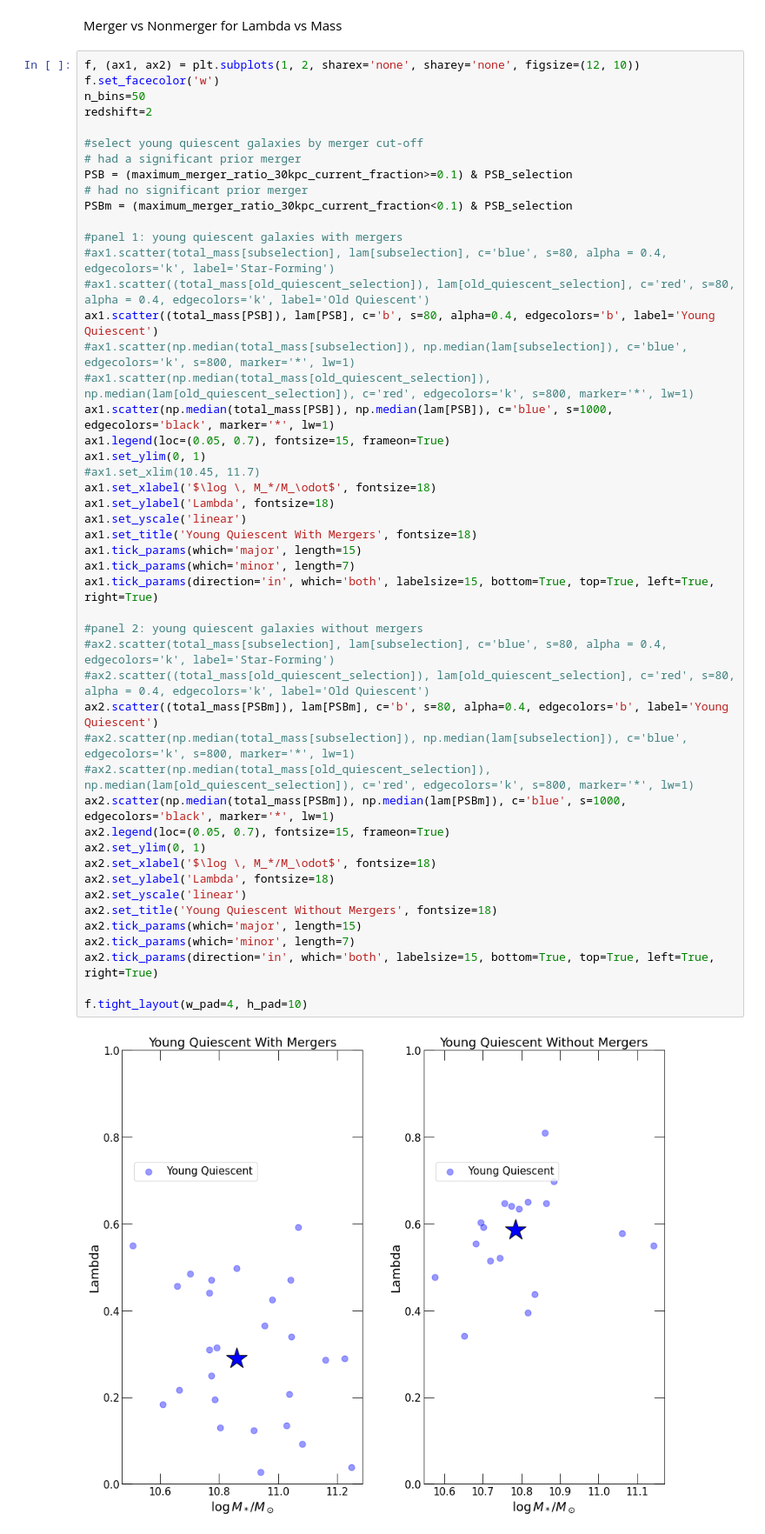
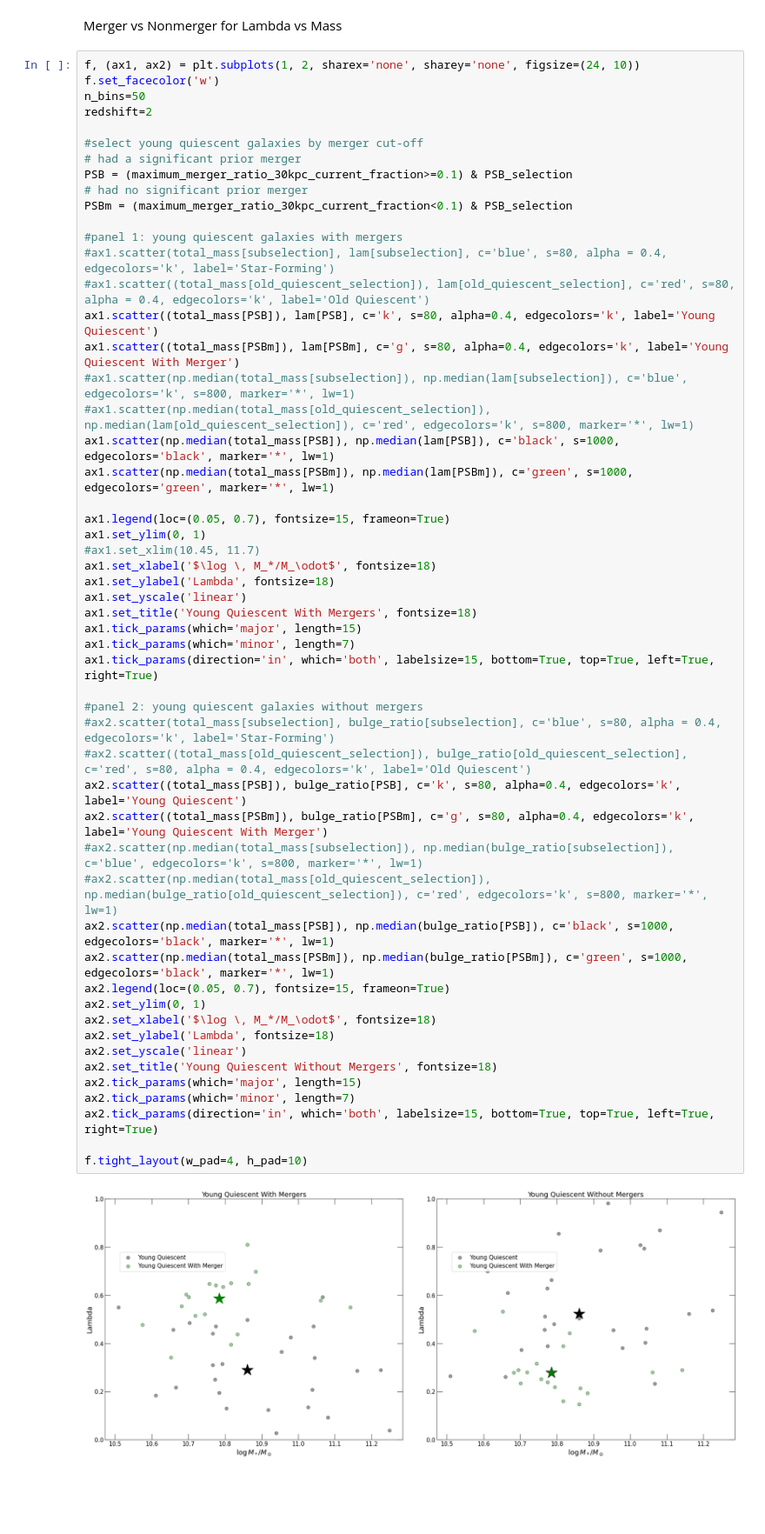
Before and after one commit to moira-andrews/Pathak_2021, a Jupyter notebook: kinematic_plots.ipynb, the cells around one changed output. Shown at 87% size. Cells and saved outputs as stored; diff of their text form; blank space fills up the shorter version.

Commit message:
young quiescent with/without merger plots modified

```diff
--- a/kinematic_plots.ipynb
+++ b/kinematic_plots.ipynb
@@ -75,7 +75,7 @@ ax2.tick_params(direction='in', which='both', labelsize=15, bottom=True, top=Tru
 # %% [markdown]
 Merger vs Nonmerger for Lambda vs Mass
 # %%
-f, (ax1, ax2) = plt.subplots(1, 2, sharex='none', sharey='none', figsize=(12, 10))
+f, (ax1, ax2) = plt.subplots(1, 2, sharex='none', sharey='none', figsize=(24, 10))
 f.set_facecolor('w')
 n_bins=50
 redshift=2
@@ -88,39 +88,44 @@ PSBm = (maximum_merger_ratio_30kpc_current_fraction<0.1) & PSB_selection
 
 #panel 1: young quiescent galaxies with mergers
 #ax1.scatter(total_mass[subselection], lam[subselection], c='blue', s=80, alpha = 0.4, edgecolors='k', label='Star-Forming')
 #ax1.scatter((total_mass[old_quiescent_selection]), lam[old_quiescent_selection], c='red', s=80, alpha = 0.4, edgecolors='k', label='Old Quiescent')
-ax1.scatter((total_mass[PSB]), lam[PSB], c='b', s=80, alpha=0.4, edgecolors='b', label='Young Quiescent')
+ax1.scatter((total_mass[PSB]), lam[PSB], c='k', s=80, alpha=0.4, edgecolors='k', label='Young Quiescent')
+ax1.scatter((total_mass[PSBm]), lam[PSBm], c='g', s=80, alpha=0.4, edgecolors='k', label='Young Quiescent With Merger')
 #ax1.scatter(np.median(total_mass[subselection]), np.median(lam[subselection]), c='blue', edgecolors='k', s=800, marker='*', lw=1)
 #ax1.scatter(np.median(total_mass[old_quiescent_selection]), np.median(lam[old_quiescent_selection]), c='red', edgecolors='k', s=800, marker='*', lw=1)
-ax1.scatter(np.median(total_mass[PSB]), np.median(lam[PSB]), c='blue', s=1000, edgecolors='black', marker='*', lw=1)
+ax1.scatter(np.median(total_mass[PSB]), np.median(lam[PSB]), c='black', s=1000, edgecolors='black', marker='*', lw=1)
+ax1.scatter(np.median(total_mass[PSBm]), np.median(lam[PSBm]), c='green', s=1000, edgecolors='green', marker='*', lw=1)
+
 ax1.legend(loc=(0.05, 0.7), fontsize=15, frameon=True)
 ax1.set_ylim(0, 1)
 #ax1.set_xlim(10.45, 11.7)
 ax1.set_xlabel('$\log \, M_*/M_\odot$', fontsize=18)
 ax1.set_ylabel('Lambda', fontsize=18)
 ax1.set_yscale('linear')
 ax1.set_title('Young Quiescent With Mergers', fontsize=18)
 ax1.tick_params(which='major', length=15)
 ax1.tick_params(which='minor', length=7)
 ax1.tick_params(direction='in', which='both', labelsize=15, bottom=True, top=True, left=True, right=True)
 
 #panel 2: young quiescent galaxies without mergers
-#ax2.scatter(total_mass[subselection], lam[subselection], c='blue', s=80, alpha = 0.4, edgecolors='k', label='Star-Forming')
-#ax2.scatter((total_mass[old_quiescent_selection]), lam[old_quiescent_selection], c='red', s=80, alpha = 0.4, edgecolors='k', label='Old Quiescent')
-ax2.scatter((total_mass[PSBm]), lam[PSBm], c='b', s=80, alpha=0.4, edgecolors='b', label='Young Quiescent')
-#ax2.scatter(np.median(total_mass[subselection]), np.median(lam[subselection]), c='blue', edgecolors='k', s=800, marker='*', lw=1)
-#ax2.scatter(np.median(total_mass[old_quiescent_selection]), np.median(lam[old_quiescent_selection]), c='red', edgecolors='k', s=800, marker='*', lw=1)
-ax2.scatter(np.median(total_mass[PSBm]), np.median(lam[PSBm]), c='blue', s=1000, edgecolors='black', marker='*', lw=1)
+#ax2.scatter(total_mass[subselection], bulge_ratio[subselection], c='blue', s=80, alpha = 0.4, edgecolors='k', label='Star-Forming')
+#ax2.scatter((total_mass[old_quiescent_selection]), bulge_ratio[old_quiescent_selection], c='red', s=80, alpha = 0.4, edgecolors='k', label='Old Quiescent')
+ax2.scatter((total_mass[PSB]), bulge_ratio[PSB], c='k', s=80, alpha=0.4, edgecolors='k', label='Young Quiescent')
+ax2.scatter((total_mass[PSBm]), bulge_ratio[PSBm], c='g', s=80, alpha=0.4, edgecolors='k', label='Young Quiescent With Merger')
+#ax2.scatter(np.median(total_mass[subselection]), np.median(bulge_ratio[subselection]), c='blue', edgecolors='k', s=800, marker='*', lw=1)
+#ax2.scatter(np.median(total_mass[old_quiescent_selection]), np.median(bulge_ratio[old_quiescent_selection]), c='red', edgecolors='k', s=800, marker='*', lw=1)
+ax2.scatter(np.median(total_mass[PSB]), np.median(bulge_ratio[PSB]), c='black', s=1000, edgecolors='black', marker='*', lw=1)
+ax2.scatter(np.median(total_mass[PSBm]), np.median(bulge_ratio[PSBm]), c='green', s=1000, edgecolors='black', marker='*', lw=1)
 ax2.legend(loc=(0.05, 0.7), fontsize=15, frameon=True)
 ax2.set_ylim(0, 1)
 ax2.set_xlabel('$\log \, M_*/M_\odot$', fontsize=18)
 ax2.set_ylabel('Lambda', fontsize=18)
 ax2.set_yscale('linear')
 ax2.set_title('Young Quiescent Without Mergers', fontsize=18)
 ax2.tick_params(which='major', length=15)
 ax2.tick_params(which='minor', length=7)
 ax2.tick_params(direction='in', which='both', labelsize=15, bottom=True, top=True, left=True, right=True)
 
 f.tight_layout(w_pad=4, h_pad=10)
 # %% [output]
-[figure, old version]
+[figure, new version]
```
